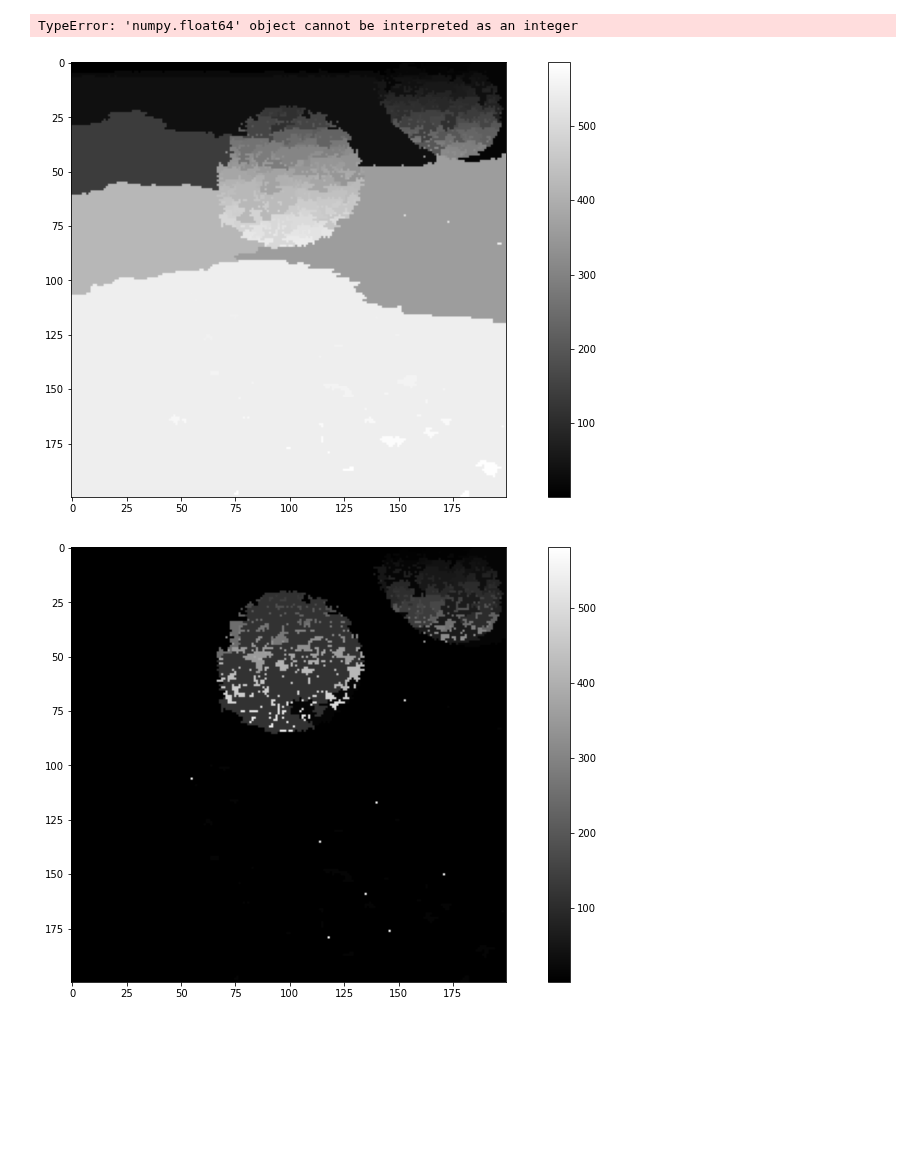
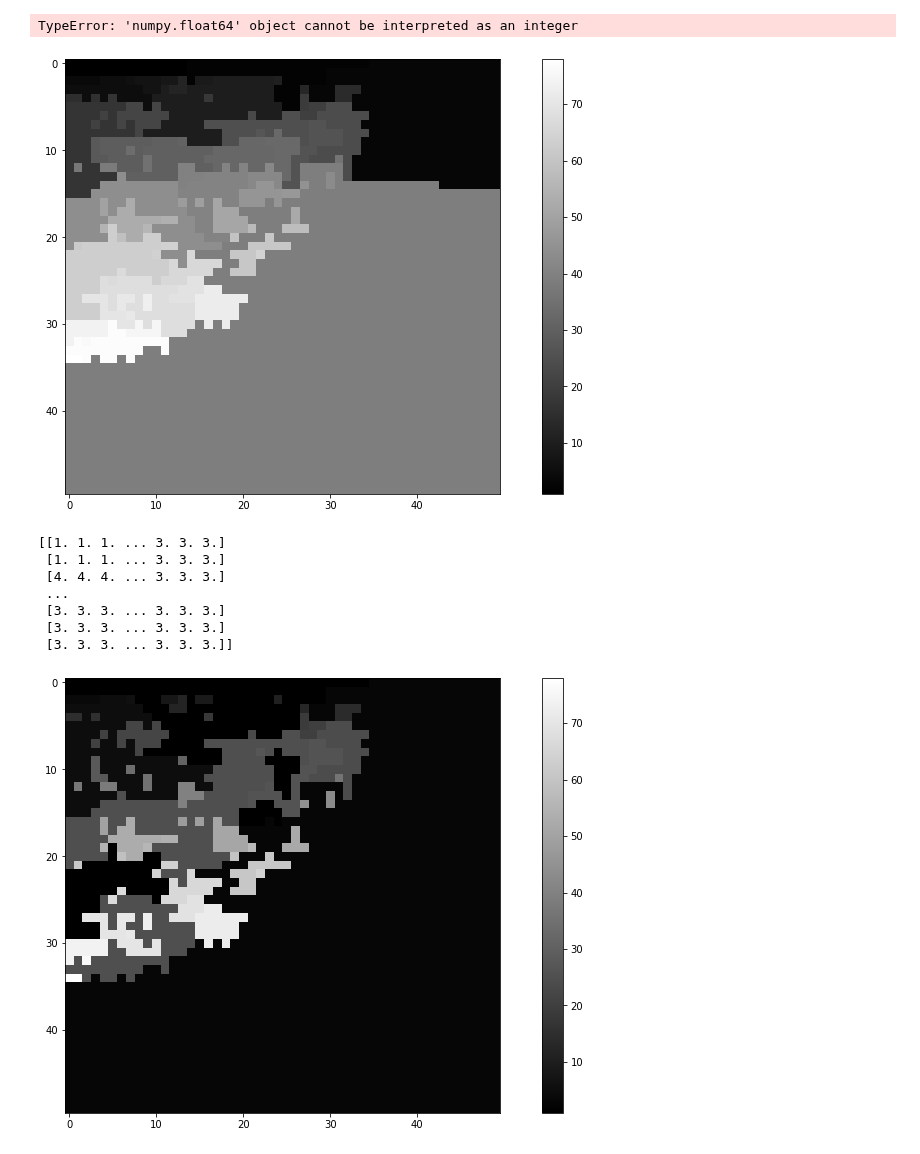
Before and after one commit to datascience-mobi/2021-topic-04-team-04, a Jupyter notebook: Doodles/Unused_ideas_Marie.ipynb, the cells around one changed output. Saved outputs shown, nothing was run; the diff lists cells and outputs as text; code cells hidden in the pictures; blank space fills up the shorter version.

Commit message:
region merging by size

```diff
--- a/Doodles/Unused_ideas_Marie.ipynb
+++ b/Doodles/Unused_ideas_Marie.ipynb
@@ -270,15 +329,24 @@ def minimal_distance_is_similar(threshold, min_distance):
 # %%
 image_intensity = sk.imread("../Data/N2DH-GOWT1/img/t01.tif")  # load image
-image_intensity = image_intensity[300:500, 300:500]
+image_intensity = image_intensity[350:400, 400:450]
 image_r = sd.seeds(image_intensity, 0.1, 1)
 image_r = sd.seed_merging(image_r)
 image_r = srg.region_growing(image_intensity, image_r)
 ip.show_image(image_r,15,8)
 # %% [output]
-[figure, old version]
+[figure, new version]
 # %%
 image_r_copy = image_r.copy()
-image_r_copy = distance_merging_while(image_r_copy,0.05,image_intensity)
-ip.show_image(image_r_copy,15,8)
+result_intensity_merging = distance_merging_while(image_r_copy,0.05,image_intensity)
+image_r_copy = result_intensity_merging[0]
+print(image_r_copy)
+ip.show_image(image_r_copy, 15, 8)
 # %% [output]
+[[1. 1. 1. ... 3. 3. 3.]
+ [1. 1. 1. ... 3. 3. 3.]
+ [4. 4. 4. ... 3. 3. 3.]
+ ...
+ [3. 3. 3. ... 3. 3. 3.]
+ [3. 3. 3. ... 3. 3. 3.]
+ [3. 3. 3. ... 3. 3. 3.]]
-[figure, old version]
+[figure, new version]
```
Also changed, not shown: parts of 2 cells of this notebook, 1 other file.
